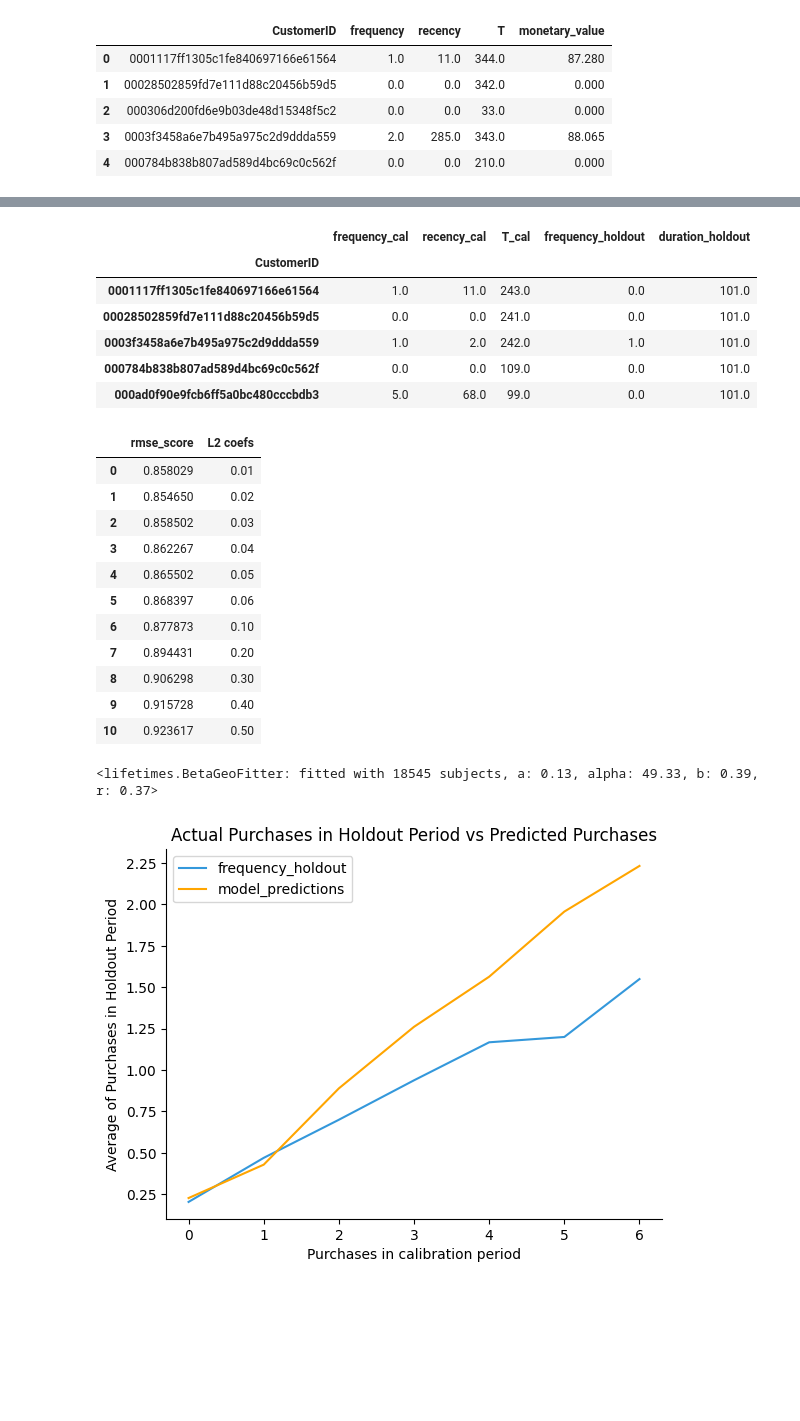
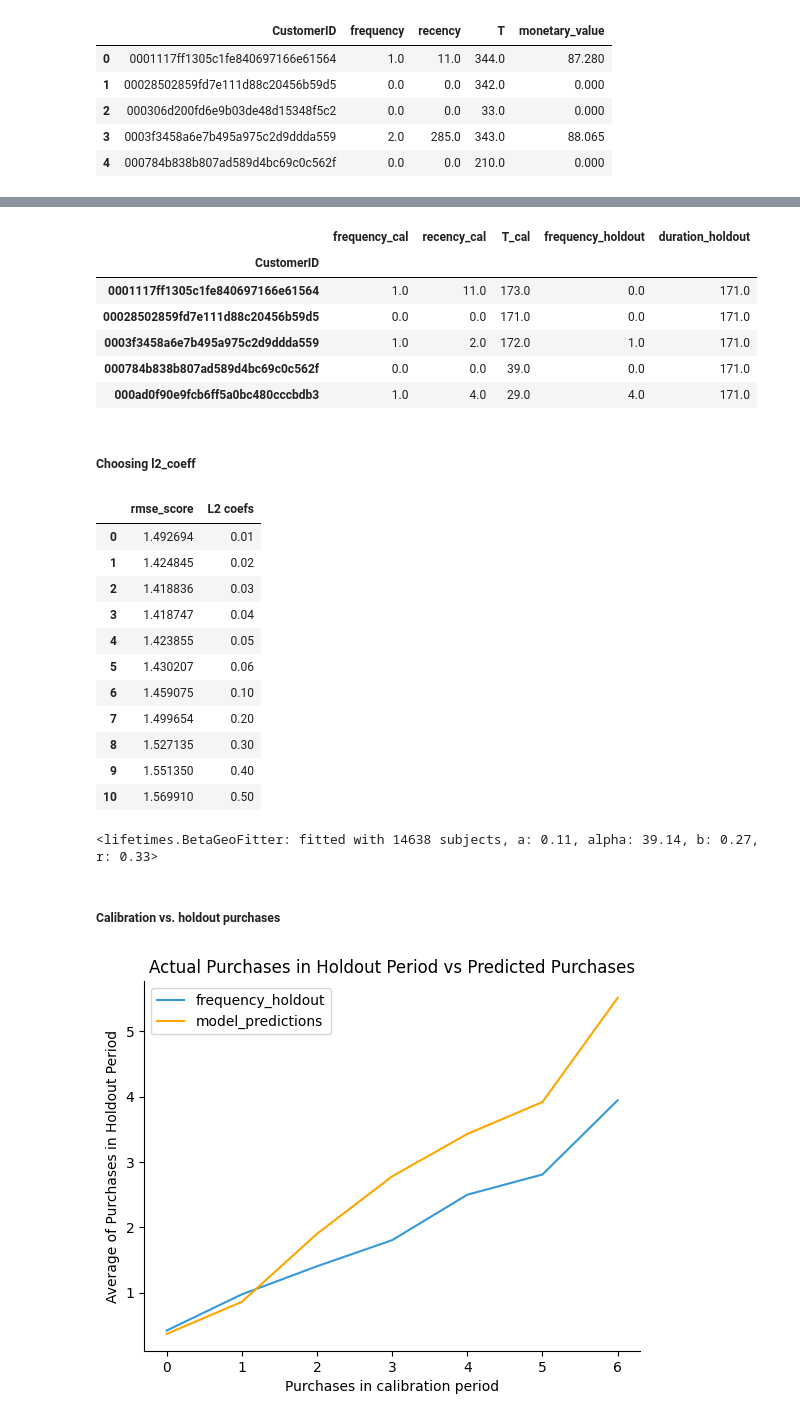
Before and after one commit to pradeepvaranasi/ecommerce_clv, a Jupyter notebook: ecommerce_clv_lifetimes.ipynb, the cells around one changed output, grey strips where cells are left out. Saved outputs shown, nothing was run; the diff lists cells and outputs as text; code cells hidden in the pictures; blank space fills up the shorter version.

```diff
--- a/ecommerce_clv_lifetimes.ipynb
+++ b/ecommerce_clv_lifetimes.ipynb
@@ -116,3 +122,22 @@ min          4.720000
 75%        286.790000
 max      11599.680000
 Name: PurchaseValue, dtype: float64
+# %%
+# Create a boxplot
+plt.figure(figsize=(8, 6))  # Adjust the figure size
+
+# Customize the color palette for better visibility
+sns.set_palette("Set3")
+
+# Increase the linewidth of the box and whiskers
+sns.boxplot(x=df['PurchaseValue'], linewidth=1, width=0.6)
+
+# Set labels and title
+plt.xlabel('Purchase Value')
+plt.title('Outlier Analysis for the PurchaseValue Column')
+
+# Customize tick labels
+plt.xticks(fontsize=12)
+
+# Show the plot
+plt.show()
@@ -187,7 +255,7 @@ df_rfmt.head()
 # %%
 # Getting the ending date of the calibration period.
-end_date_cal = df['Timestamp'].min() + dt.timedelta(days=270)
-end_date_obs = end_date_cal + (diff_time - dt.timedelta(days=270))
+end_date_cal = df['Timestamp'].min() + dt.timedelta(days=200)
+end_date_obs = end_date_cal + (diff_time - dt.timedelta(days=200))
 # %%
 print(end_date_cal)
 print(end_date_obs)
@@ -196,5 +264,6 @@ print(end_date_obs)
 2017-12-06
 # %%
+# spliting calibration and holdout period
 df_rfmt_cal = calibration_and_holdout_data(transactions=df,
                                           customer_id_col="CustomerID",
                                           datetime_col = "Timestamp",
@@ -204,11 +273,13 @@ df_rfmt_cal.head()
 # %% [output]
 |  | frequency_cal | recency_cal | T_cal | frequency_holdout | duration_holdout |
 | CustomerID |  |  |  |  |  |
-| 0001117ff1305c1fe840697166e61564 | 1.0 | 11.0 | 243.0 | 0.0 | 101.0 |
-| 00028502859fd7e111d88c20456b59d5 | 0.0 | 0.0 | 241.0 | 0.0 | 101.0 |
-| 0003f3458a6e7b495a975c2d9ddda559 | 1.0 | 2.0 | 242.0 | 1.0 | 101.0 |
-| 000784b838b807ad589d4bc69c0c562f | 0.0 | 0.0 | 109.0 | 0.0 | 101.0 |
-| 000ad0f90e9fcb6ff5a0bc480cccbdb3 | 5.0 | 68.0 | 99.0 | 0.0 | 101.0 |
+| 0001117ff1305c1fe840697166e61564 | 1.0 | 11.0 | 173.0 | 0.0 | 171.0 |
+| 00028502859fd7e111d88c20456b59d5 | 0.0 | 0.0 | 171.0 | 0.0 | 171.0 |
+| 0003f3458a6e7b495a975c2d9ddda559 | 1.0 | 2.0 | 172.0 | 1.0 | 171.0 |
+| 000784b838b807ad589d4bc69c0c562f | 0.0 | 0.0 | 39.0 | 0.0 | 171.0 |
+| 000ad0f90e9fcb6ff5a0bc480cccbdb3 | 1.0 | 4.0 | 29.0 | 4.0 | 171.0 |
+# %% [markdown]
+##### Choosing l2_coeff
 # %%
 import warnings
 warnings.filterwarnings("ignore")
@@ -238,35 +309,37 @@ resl = pd.DataFrame(np.array(rmse_list), columns=['rmse_score'])\
 resl
 # %% [output]
 |  | rmse_score | L2 coefs |
-| 0 | 0.858029 | 0.01 |
-| 1 | 0.854650 | 0.02 |
-| 2 | 0.858502 | 0.03 |
-| 3 | 0.862267 | 0.04 |
-| 4 | 0.865502 | 0.05 |
-| 5 | 0.868397 | 0.06 |
-| 6 | 0.877873 | 0.10 |
-| 7 | 0.894431 | 0.20 |
-| 8 | 0.906298 | 0.30 |
-| 9 | 0.915728 | 0.40 |
-| 10 | 0.923617 | 0.50 |
+| 0 | 1.492694 | 0.01 |
+| 1 | 1.424845 | 0.02 |
+| 2 | 1.418836 | 0.03 |
+| 3 | 1.418747 | 0.04 |
+| 4 | 1.423855 | 0.05 |
+| 5 | 1.430207 | 0.06 |
+| 6 | 1.459075 | 0.10 |
+| 7 | 1.499654 | 0.20 |
+| 8 | 1.527135 | 0.30 |
+| 9 | 1.551350 | 0.40 |
+| 10 | 1.569910 | 0.50 |
 # %%
 # Fitting the model using the calibration dataset.
-model = BetaGeoFitter(penalizer_coef=0.02)
+model = BetaGeoFitter(penalizer_coef=0.04)
 model.fit(df_rfmt_cal['frequency_cal'],
         df_rfmt_cal['recency_cal'],
         df_rfmt_cal['T_cal'])
 # %% [output]
-<lifetimes.BetaGeoFitter: fitted with 18545 subjects, a: 0.13, alpha: 49.33, b: 0.39, r: 0.37>
+<lifetimes.BetaGeoFitter: fitted with 14638 subjects, a: 0.11, alpha: 39.14, b: 0.27, r: 0.33>
+# %% [markdown]
+##### Calibration vs. holdout purchases
 # %%
 # Plotting the calibration vs. holdout purchases
 import warnings
 warnings.filterwarnings("ignore")
 
 custom_palette = ['#3498db', '#85c1e9']  # Dark blue and light blue
 
 # Plot the calibration vs. holdout purchases with custom colors
-plot_calibration_purchases_vs_holdout_purchases(model, df_rfmt_cal, kind='frequency_cal', color=['#3498db','#FFA500'])
+plot_calibration_purchases_vs_holdout_purchases(model, df_rfmt_cal, color=['#3498db','#FFA500'])
 sns.despine();
 # %% [output]
-[figure, old version]
+[figure, new version]
 # %%
```
Also changed, not shown: parts of 48 cells of this notebook.
